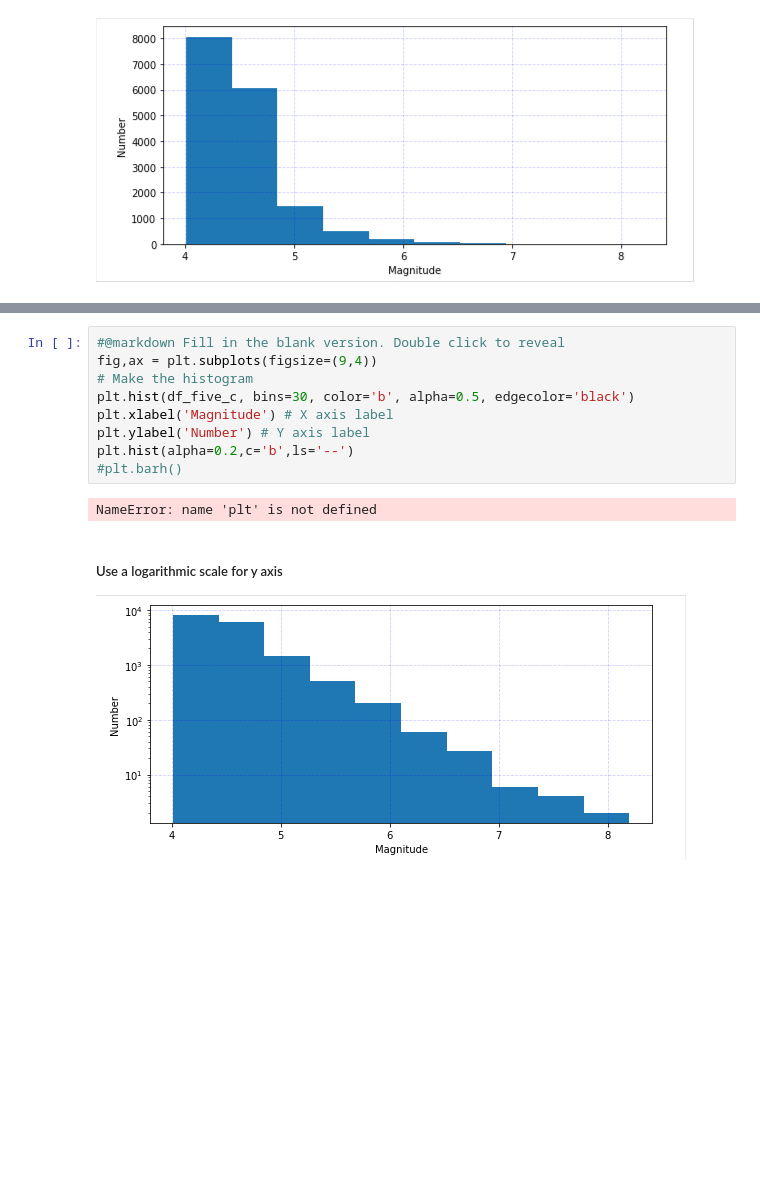
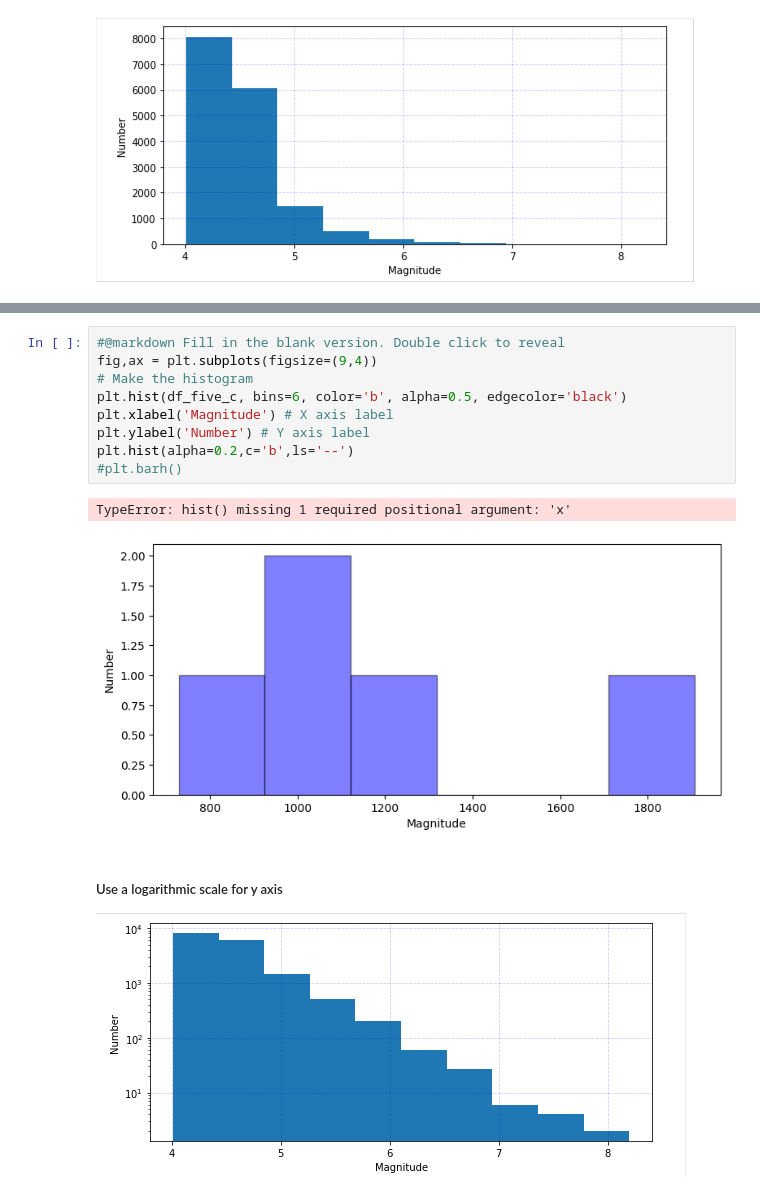
Before and after one commit to Cyp202/2025_Intro_Python, a Jupyter notebook: notebook/W3_S1.ipynb, the cells around one changed output, grey strips where cells are left out. Drawn from its saved outputs; the diff is of its cells as text; blank space fills up the shorter version.

```diff
--- a/notebook/W3_S1.ipynb
+++ b/notebook/W3_S1.ipynb
@@ -480,14 +491,15 @@ TypeError: hist() got multiple values for argument 'x'
 # %%
 #@markdown Fill in the blank version. Double click to reveal
 fig,ax = plt.subplots(figsize=(9,4))
 # Make the histogram
-plt.hist(df_five_c, bins=30, color='b', alpha=0.5, edgecolor='black')
+plt.hist(df_five_c, bins=6, color='b', alpha=0.5, edgecolor='black')
 plt.xlabel('Magnitude') # X axis label
 plt.ylabel('Number') # Y axis label
 plt.hist(alpha=0.2,c='b',ls='--')
 #plt.barh()
 # %% [output]
-NameError: name 'plt' is not defined
+TypeError: hist() missing 1 required positional argument: 'x'
+[figure, added]
 # %% [markdown]
 ##### Use a logarithmic scale for y axis
 
```
Also changed, not shown: parts of 1 cell of this notebook.
